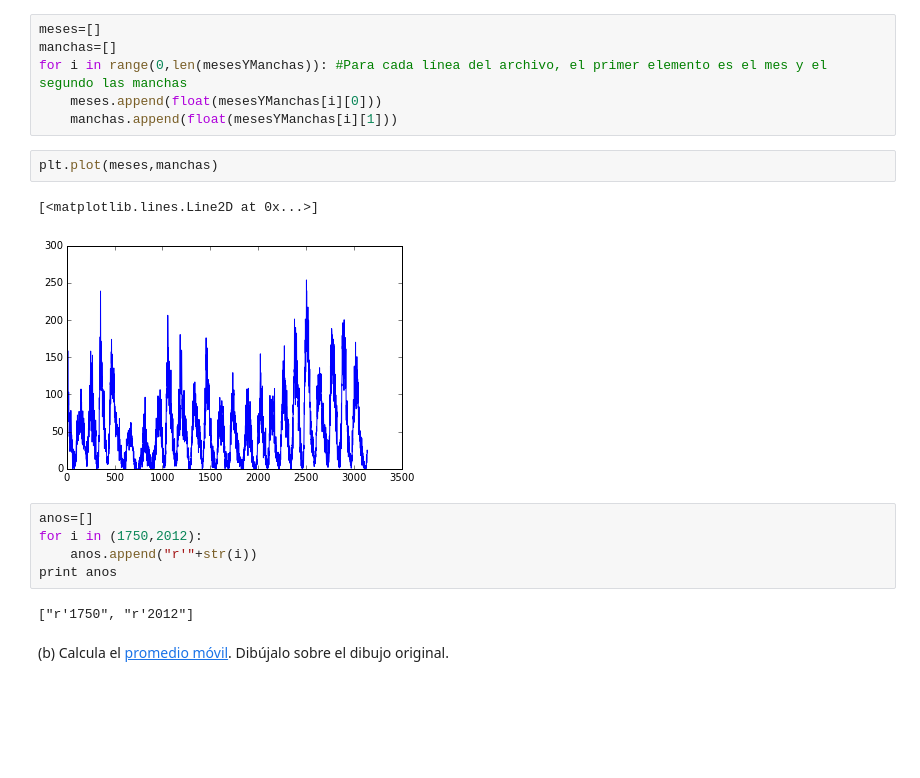
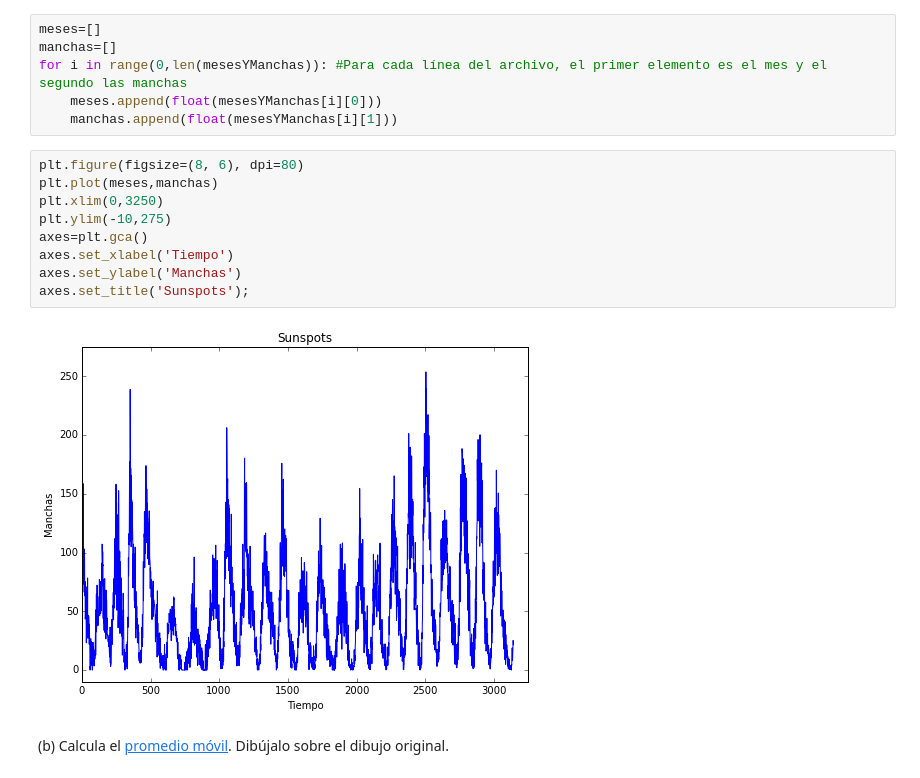
Before and after one commit to terandes/mate-computacional, a Jupyter notebook: alumnos/FedericoGarza/Tareas/Tarea4/NumPy_tarea.ipynb, the cells around one changed output. Drawn from its saved outputs; the diff is of its cells as text; blank space fills up the shorter version.

```diff
--- a/alumnos/FedericoGarza/Tareas/Tarea4/NumPy_tarea.ipynb
+++ b/alumnos/FedericoGarza/Tareas/Tarea4/NumPy_tarea.ipynb
@@ -233,18 +233,17 @@ manchas=[]
 for i in range(0,len(mesesYManchas)): #Para cada línea del archivo, el primer elemento es el mes y el segundo las manchas
     meses.append(float(mesesYManchas[i][0]))
     manchas.append(float(mesesYManchas[i][1]))
-# %%
-plt.plot(meses,manchas)
-# %% [output]
-[<matplotlib.lines.Line2D at 0x...>]
-[figure, removed]
-# %%
-anos=[]
-for i in (1750,2012):
-    anos.append("r'"+str(i))
-print anos
-# %% [output]
-["r'1750", "r'2012"]
+# %%
+plt.figure(figsize=(8, 6), dpi=80)
+plt.plot(meses,manchas)
+plt.xlim(0,3250)
+plt.ylim(-10,275)
+axes=plt.gca()
+axes.set_xlabel('Tiempo')
+axes.set_ylabel('Manchas')
+axes.set_title('Sunspots');
+# %% [output]
+[figure, added]
 # %% [markdown]
 (b) Calcula el [promedio móvil](http://en.wikipedia.org/wiki/Moving_average). Dibújalo sobre el dibujo original.
 # %%
```
Also changed, not shown: parts of 7 cells of this notebook.
